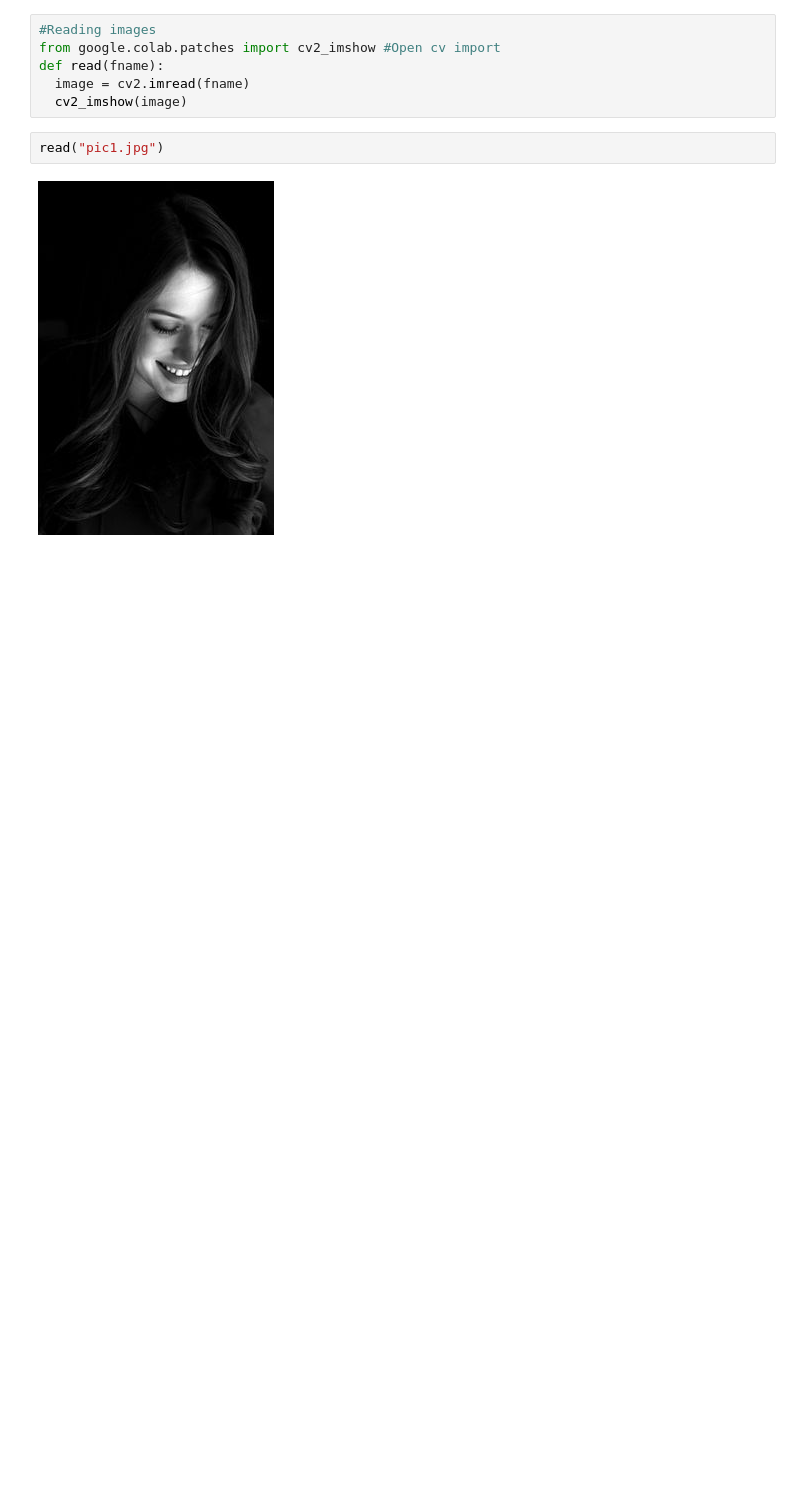
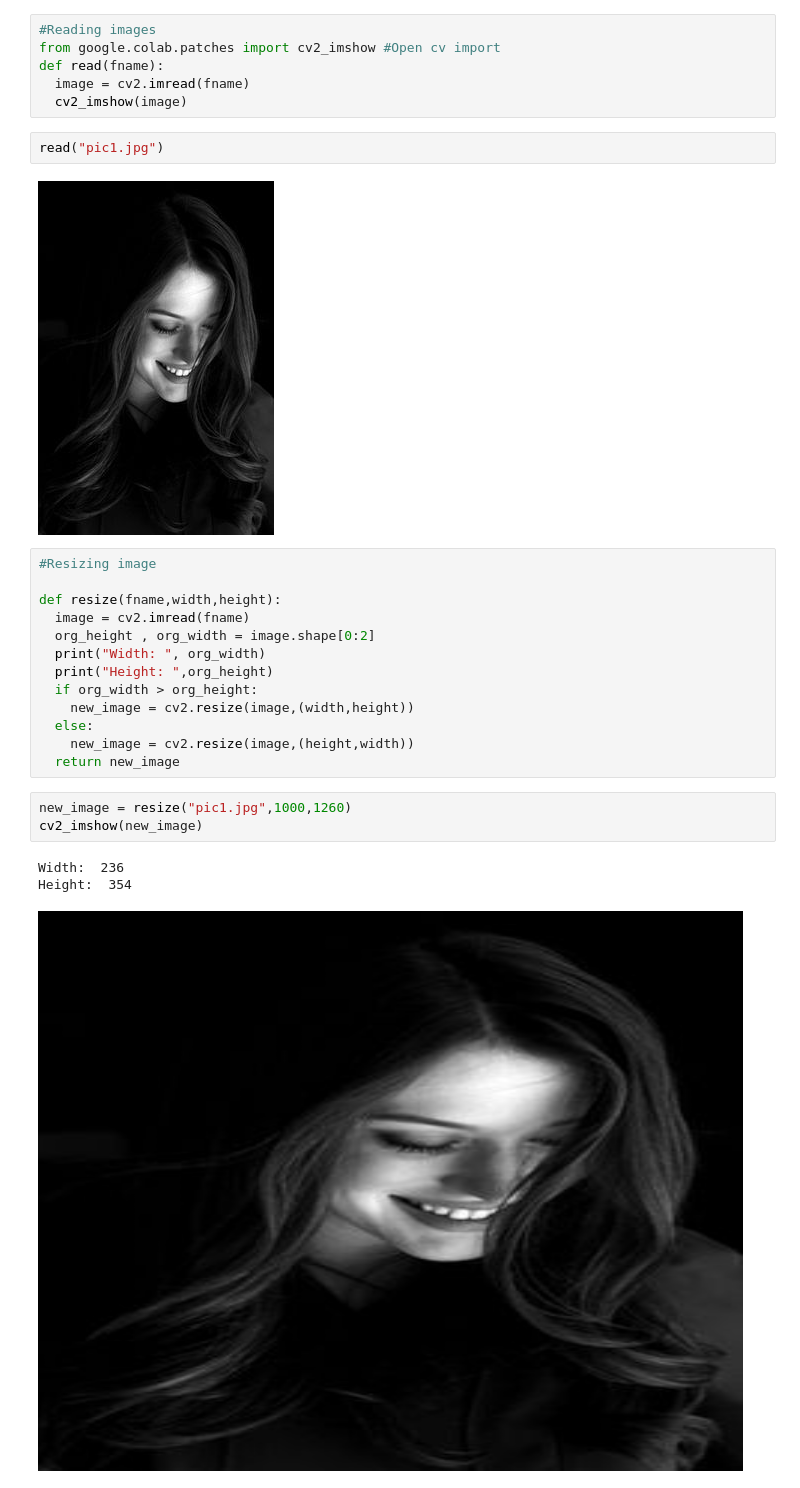
Before and after one commit to Bhuto1998/Data-Science-Year-2020, a Jupyter notebook: ImageP.ipynb, the cells around one changed output. Drawn from its saved outputs; the diff is of its cells as text; blank space fills up the shorter version.

```diff
--- a/ImageP.ipynb
+++ b/ImageP.ipynb
@@ -17,3 +17,23 @@ def read(fname):
 read("pic1.jpg")
 # %% [output]
 [figure]
+# %%
+#Resizing image
+
+def resize(fname,width,height):
+  image = cv2.imread(fname)
+  org_height , org_width = image.shape[0:2]
+  print("Width: ", org_width)
+  print("Height: ",org_height)
+  if org_width > org_height:
+    new_image = cv2.resize(image,(width,height))
+  else:
+    new_image = cv2.resize(image,(height,width))
+  return new_image
+# %%
+new_image = resize("pic1.jpg",1000,1260)
+cv2_imshow(new_image)
+# %% [output]
+Width:  236
+Height:  354
+[figure, added]
```
Also changed, not shown: parts of 4 cells of this notebook.
